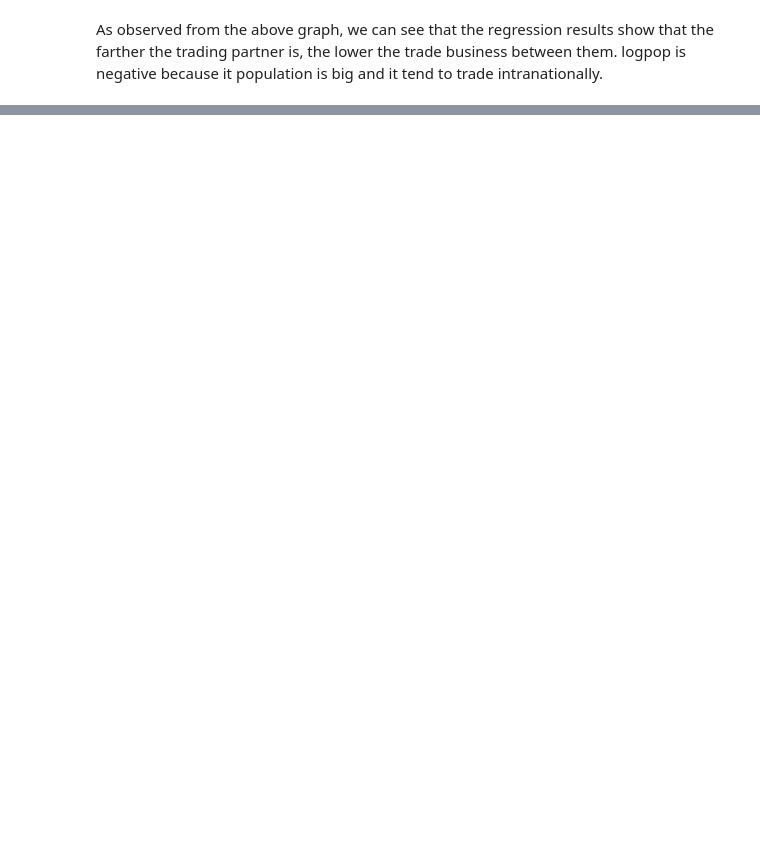
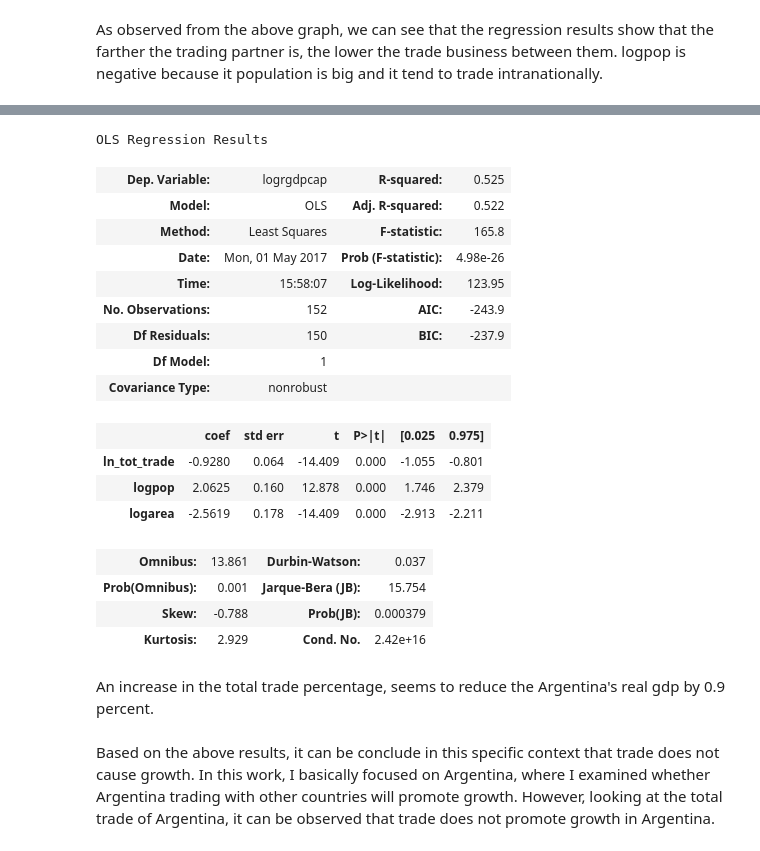
Before and after one commit to acissokho/ECON628-01-acissokho, a Jupyter notebook: Argentina's project.ipynb, the cells around one changed output, grey strips where cells are left out. Cells and saved outputs as stored; diff of their text form; code cells hidden in the pictures; blank space fills up the shorter version.

```diff
--- a/Argentina's project.ipynb
+++ b/Argentina's project.ipynb
@@ -586,3 +588,13 @@ OLS Regression Results
 | Kurtosis: | 2.636 | Cond. No. | 811. |
 # %% [markdown]
 As observed from the above graph, we can see that the regression results show that the farther the trading partner is, the lower the trade business between them. logpop is negative because it population is big and it tend to trade intranationally.
+# %%
+import statsmodels.formula.api as sm
+#predicted bilateral trade
+#predict lntrade_partner_predict
+X = df[['lntrade_partner']]
+y = df['logrgdpcap']
+
+df.smresults = sm.OLS(y, X).fit()
+df['pred'] = df.smresults.predict()
+df.pred
@@ -588,0 +619,4 @@ As observed from the above graph, we can see that the regression results show th
+# %%
+#generating trade_partner_predict, by liniearizing the variable through exponential
+df['trade_partner_predict'] = np.exp(df.pred)
+df.trade_partner_predict
@@ -588,0 +641,4 @@ As observed from the above graph, we can see that the regression results show th
+# %%
+#generate tot_trade by sum(trade_partner_predict)
+df['tot_trade']=np.sum(df.trade_partner_predict)
+df.tot_trade
@@ -588,0 +663,4 @@ As observed from the above graph, we can see that the regression results show th
+# %%
+#gen ln_tot_trade = ln(tot_trade)
+df['ln_tot_trade'] = df.tot_trade.apply(np.log)
+df.ln_tot_trade
@@ -588,0 +685,31 @@ As observed from the above graph, we can see that the regression results show th
+# %%
+# regress lnrgdpcap ln_tot_trade lnpop lnarea
+y1 = df.logrgdpcap
+X1 = df[['ln_tot_trade','logpop','logarea']]
+import statsmodels.api as sm
+est = sm.OLS(y1, X1)
+est = est.fit()
+est.summary()
+# %% [output]
+OLS Regression Results
+| Dep. Variable: | logrgdpcap | R-squared: | 0.525 |
+| Model: | OLS | Adj. R-squared: | 0.522 |
+| Method: | Least Squares | F-statistic: | 165.8 |
+| Date: | Mon, 01 May 2017 | Prob (F-statistic): | 4.98e-26 |
+| Time: | 15:58:07 | Log-Likelihood: | 123.95 |
+| No. Observations: | 152 | AIC: | -243.9 |
+| Df Residuals: | 150 | BIC: | -237.9 |
+| Df Model: | 1 |  |  |
+| Covariance Type: | nonrobust |  |  |
+|  | coef | std err | t | P>|t| | [0.025 | 0.975] |
+| ln_tot_trade | -0.9280 | 0.064 | -14.409 | 0.000 | -1.055 | -0.801 |
+| logpop | 2.0625 | 0.160 | 12.878 | 0.000 | 1.746 | 2.379 |
+| logarea | -2.5619 | 0.178 | -14.409 | 0.000 | -2.913 | -2.211 |
+| Omnibus: | 13.861 | Durbin-Watson: | 0.037 |
+| Prob(Omnibus): | 0.001 | Jarque-Bera (JB): | 15.754 |
+| Skew: | -0.788 | Prob(JB): | 0.000379 |
+| Kurtosis: | 2.929 | Cond. No. | 2.42e+16 |
+# %% [markdown]
+An increase in the total trade percentage, seems to reduce the Argentina's real gdp by 0.9 percent.
+# %% [markdown]
+Based on the above results, it can be conclude in this specific context that trade does not cause growth. In this work, I basically focused on Argentina, where I examined whether Argentina trading with other countries will promote growth. However, looking at the total trade of Argentina, it can be observed that trade does not promote growth in Argentina.
```
Also changed, not shown: parts of 10 cells of this notebook.
